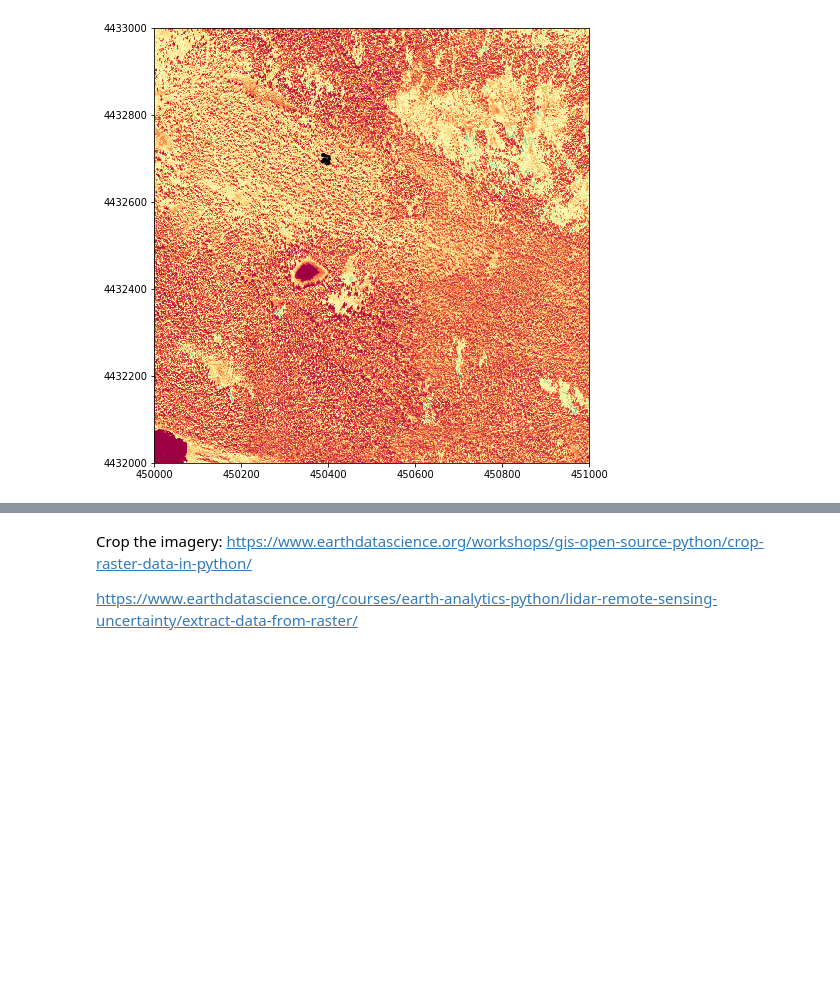
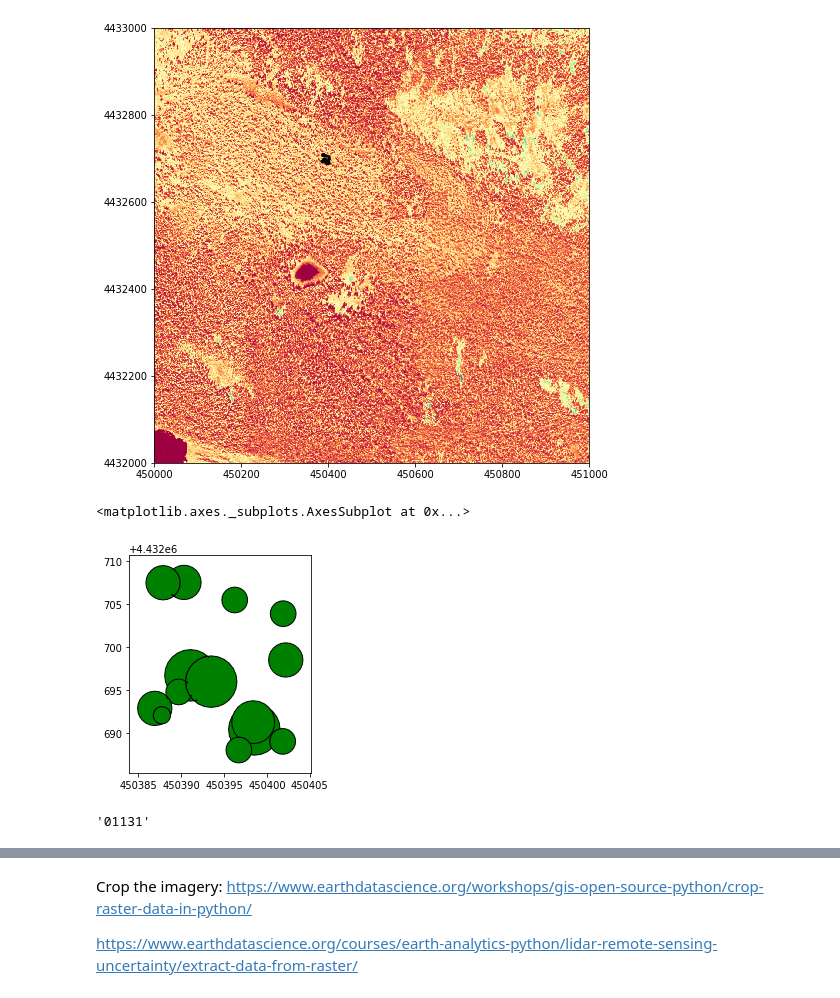
Before and after one commit to vscholl/jubilant-waffle, a Jupyter notebook: extract_spectra.ipynb, the cells around one changed output, grey strips where cells are left out. Cells and saved outputs as stored; diff of their text form; code cells hidden in the pictures; blank space fills up the shorter version.

```diff
--- a/extract_spectra.ipynb
+++ b/extract_spectra.ipynb
@@ -440,3 +451,20 @@ trees_in_tile.plot(ax=ax,
 plt.show()
 # %% [output]
 [figure]
+# %%
+# plot the polygons in the current tile
+trees_in_tile.plot(linewidth=1, color = 'green', edgecolor='black')
+# %% [output]
+<matplotlib.axes._subplots.AxesSubplot at 0x...>
+[figure, added]
+# %%
+# To clip the hyperspectal data with each polygon,
+# it appears there are a few ways to go about doing this.
+# One way is to write each band as a TIF file using rasterio
+# so the arrays become georeferenced.
+# Then read each band and clip using the polygon, with the rs.zonal_stats function
+
+
+stems_in_tile.indvdID.iloc[0].split('.')[-1]
+# %% [output]
+'01131'
```
Also changed, not shown: parts of 8 cells of this notebook.
